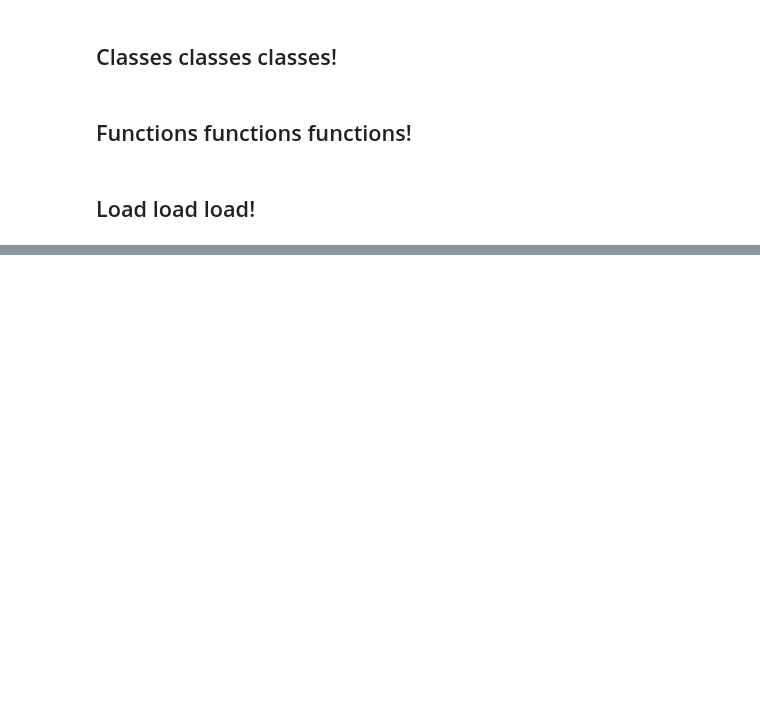
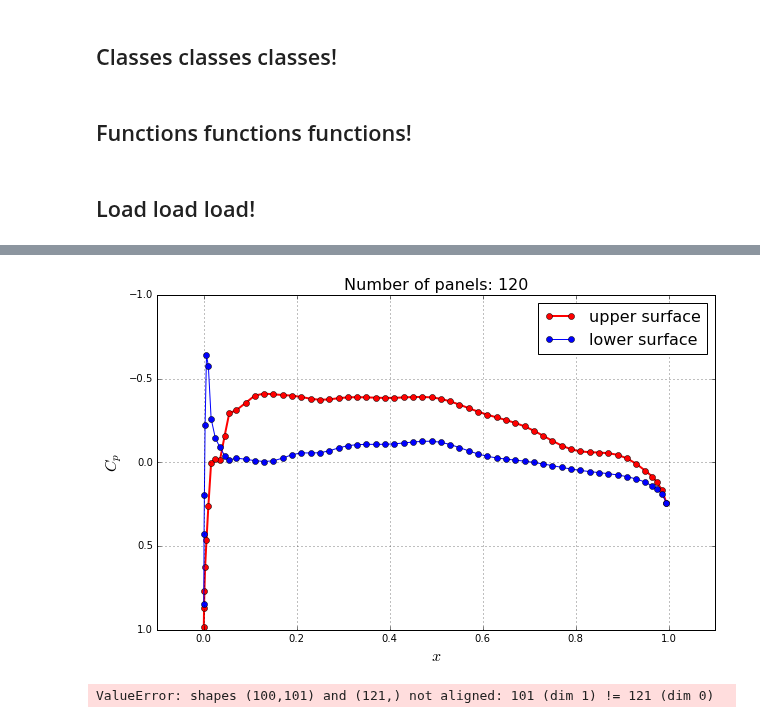
Before and after one commit to barbagroup/AeroPython-studentprojects2017, a Jupyter notebook: leauerbach/FinalProject.ipynb, the cells around one changed output, grey strips where cells are left out. Drawn from its saved outputs; the diff is of its cells as text; code cells hidden in the pictures; blank space fills up the shorter version.

```diff
--- a/leauerbach/FinalProject.ipynb
+++ b/leauerbach/FinalProject.ipynb
@@ -358,0 +428,54 @@ def compute_pressure_coefficient(panels, freestream):
+# %%
+panelsl= define_panels(l_foilx, l_foily)
+A_source = source_contribution_normal(panelsl)
+B_vortex = vortex_contribution_normal(panelsl)
+
+A = build_singularity_matrix(A_source, B_vortex)
+b = build_freestream_rhs(panelsl, freestream)
+
+strengths = numpy.linalg.solve(A, b)
+for i , panel in enumerate(panelsl):
+    panel.sigma = strengths[i]
+gamma = strengths[-1:]
+
+compute_tangential_velocity(panelsl, freestream, gamma, A_source, B_vortex)
+compute_pressure_coefficient(panelsl, freestream)
+# %%
+panelsb= define_panels(b_foilx, b_foily)
+A_source = source_contribution_normal(panelsb)
+B_vortex = vortex_contribution_normal(panelsb)
+
+A = build_singularity_matrix(A_source, B_vortex)
+b = build_freestream_rhs(panelsb, freestream)
+
+strengths = numpy.linalg.solve(A, b)
+for i , panel in enumerate(panelsb):
+    panel.sigma = strengths[i]
+gamma = strengths[-1:]
+
+compute_tangential_velocity(panelsb, freestream, gamma, A_source, B_vortex)
+compute_pressure_coefficient(panelsb, freestream)
+# %%
+pyplot.figure(figsize=(10, 6))
+pyplot.grid()
+pyplot.xlabel('$x$', fontsize=16)
+pyplot.ylabel('$C_p$', fontsize=16)
+pyplot.plot([panel.xc for panel in panelsb if panel.loc=='upper'],
+            [panel.cp for panel in panelsb if panel.loc=='upper'],
+           label='upper surface', color='r', linestyle='-', linewidth=2, marker='o', markersize=6)
+pyplot.plot([panel.xc for panel in panelsb if panel.loc=='lower'],
+            [panel.cp for panel in panelsb if panel.loc=='lower'],
+           label='lower surface', color='b', linestyle='-', linewidth=1, marker='o', markersize=6)
+pyplot.legend(loc='best', prop={'size':16})
+pyplot.xlim(-0.1, 1.1)
+pyplot.ylim(1.0, -1.0)
+pyplot.title('Number of panels: {}'.format(panelsb.size), fontsize=16);
+# %% [output]
+[figure, added]
+# %%
+panelsl= define_panels(l_foilx, l_foily)
+Ll = dostuff(panelsl, freestream)
+panelsb= define_panels(b_foilx, b_foily)
+Lb = dostuff(panelsb, freestream)
+# %% [output]
+ValueError: shapes (100,101) and (121,) not aligned: 101 (dim 1) != 121 (dim 0)
```
Also changed, not shown: parts of 24 cells of this notebook, 3 other files.
